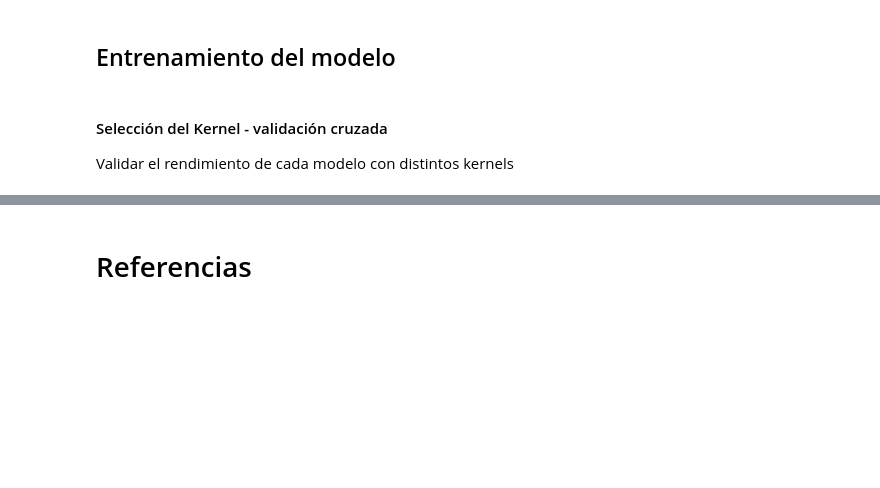
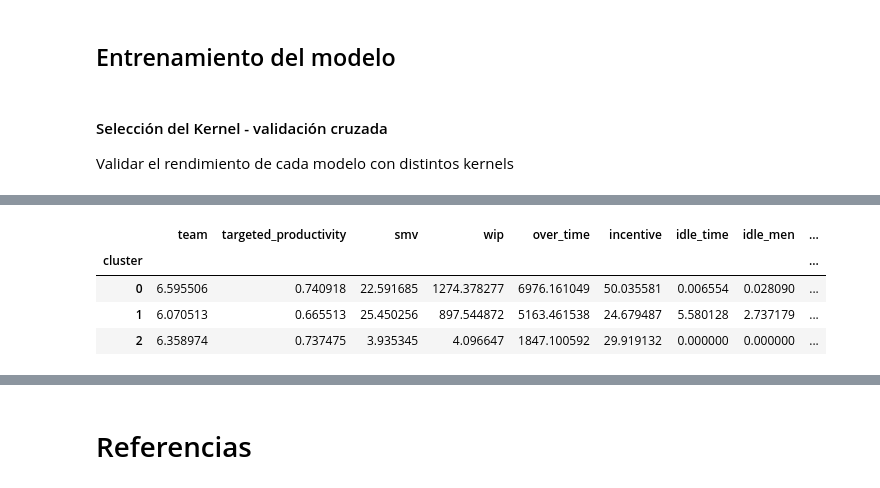
Before and after one commit to dalfonso75/fase_4, a Jupyter notebook: Fase4.ipynb, the cells around one changed output, grey strips where cells are left out. Saved outputs shown, nothing was run; the diff lists cells and outputs as text; code cells hidden in the pictures; blank space fills up the shorter version.

```diff
--- a/Fase4.ipynb
+++ b/Fase4.ipynb
@@ -273,0 +458,19 @@ Precisión del Modelo: 0.02332786849984181
+# %%
+# Columnas numéricas y columna de cluster para el cálculo de la media.
+numeric_features_with_cluster = numeric_features + ['cluster']
+profile_numeric = df_km[numeric_features_with_cluster].groupby('cluster').mean()
+
+# Columnas categóricas y columna de cluster para calcular el modo
+categorical_features_with_cluster = categorical_features + ['cluster']
+profile_categorical = df_km[categorical_features_with_cluster].groupby('cluster').agg(lambda x: x.mode()[0])
+
+# Combinar perfiles
+profile_combined = pd.concat([profile_numeric, profile_categorical], axis=1)
+
+profile_combined
+# %% [output]
+|  | team | targeted_productivity | smv | wip | over_time | incentive | idle_time | idle_men | ... |
+| cluster |  |  |  |  |  |  |  |  | ... |
+| 0 | 6.595506 | 0.740918 | 22.591685 | 1274.378277 | 6976.161049 | 50.035581 | 0.006554 | 0.028090 | ... |
+| 1 | 6.070513 | 0.665513 | 25.450256 | 897.544872 | 5163.461538 | 24.679487 | 5.580128 | 2.737179 | ... |
+| 2 | 6.358974 | 0.737475 | 3.935345 | 4.096647 | 1847.100592 | 29.919132 | 0.000000 | 0.000000 | ... |
```
Also changed, not shown: parts of 18 cells of this notebook.
